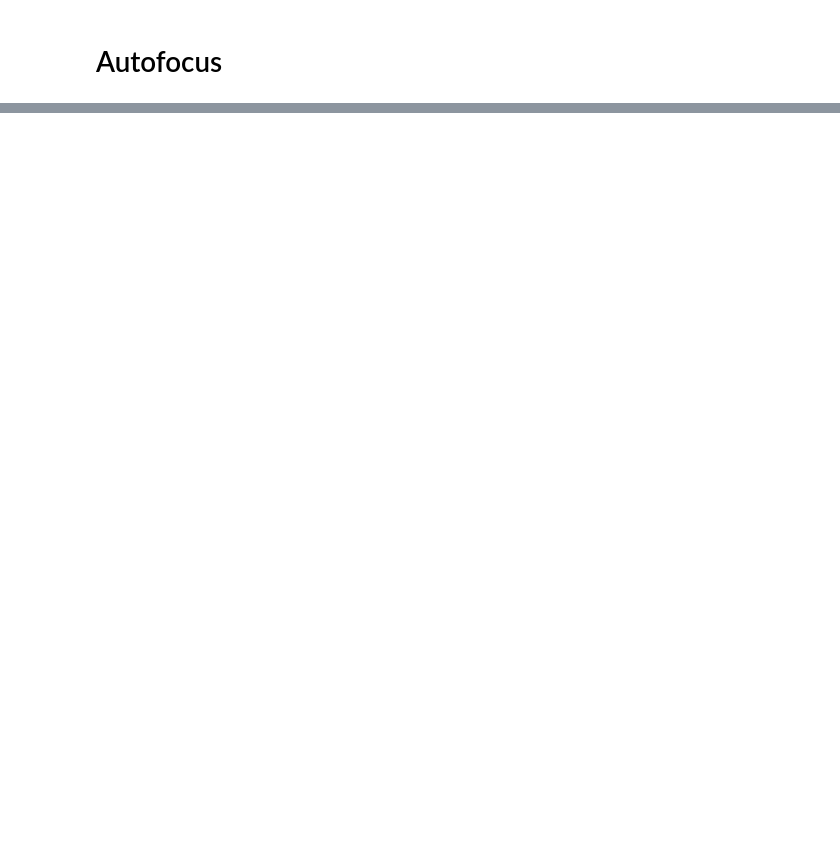
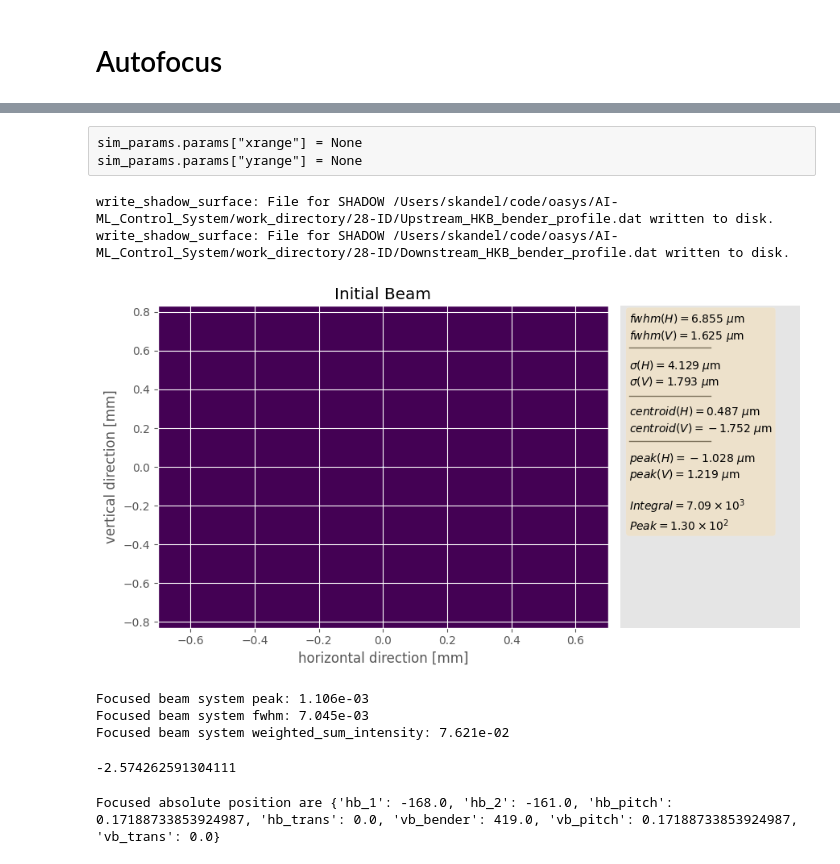
Before and after one commit to AI-ML-at-APS/AI-ML_Control_System, a Jupyter notebook: work_directory/28-ID/jupyter/optuna/autofocus_clean.ipynb, the cells around one changed output, grey strips where cells are left out. Saved outputs shown, nothing was run; the diff lists cells and outputs as text; code cells hidden in the pictures; blank space fills up the shorter version.

Commit message:
Added peak intensity and weighted sum intensity.
Also changed "peak" to "peak_distance"

```diff
--- a/work_directory/28-ID/jupyter/optuna/autofocus_clean.ipynb
+++ b/work_directory/28-ID/jupyter/optuna/autofocus_clean.ipynb
@@ -371,0 +80,18 @@ error sending registration message to CA repeater daemon was "Network is unreach
+# %%
+class SimulationParameters:
+    def __init__(self):
+        detector_x = 2160 * 0.65 * 1e-3
+        detector_y = 2560 * 0.65 * 1e-3
+
+        xrange = [-detector_x / 2, detector_x / 2]
+        yrange = [-detector_y / 2, detector_y / 2]
+
+        self.params = {
+            "xrange": xrange,
+            "yrange": yrange,
+            "nbins_h": 2048,
+            "nbins_v": 2048,
+            "do_gaussian_fit": False,
+            "implementor": Implementors.SHADOW,
+            "random_seed": DEFAULT_RANDOM_SEED,
+        }
@@ -371,0 +132,7 @@ error sending registration message to CA repeater daemon was "Network is unreach
+# %%
+setup_work_dir()
+clean_up()
+
+sim_params = SimulationParameters()
+print("Simulation parameters")
+print(sim_params.__dict__)
@@ -371,0 +175,33 @@ error sending registration message to CA repeater daemon was "Network is unreach
+# %% [raw]
+sim_params.params["xrange"] = None
+sim_params.params["yrange"] = None
+# %%
+beam, hist, dw = opt_common.get_beam_hist_dw(focusing_system=focusing_system, photon_beam=None, **sim_params.params)
+plot_distribution(
+    beam=beam,
+    title="Initial Beam",
+    plot_mode=plot_mode,
+    aspect_ratio=aspect_ratio,
+    color_map=color_map,
+    **sim_params.params,
+)
+# %% [output]
+write_shadow_surface: File for SHADOW /Users/skandel/code/oasys/AI-ML_Control_System/work_directory/28-ID/Upstream_HKB_bender_profile.dat written to disk.
+write_shadow_surface: File for SHADOW /Users/skandel/code/oasys/AI-ML_Control_System/work_directory/28-ID/Downstream_HKB_bender_profile.dat written to disk.
+[figure, added]
+# %%
+attribs_focus = print_beam_attributes(["peak", "fwhm", "weighted_sum_intensity"], hist, dw, "Focused beam")
+# %% [output]
+Focused beam system peak: 1.106e-03
+Focused beam system fwhm: 7.045e-03
+Focused beam system weighted_sum_intensity: 7.621e-02
+# %%
+np.log(7.621e-2)
+# %% [output]
+-2.574262591304111
+# %%
+mots = list(opt_params.move_motors_ranges.keys())
+initial_absolute_positions = {k: movers.get_absolute_positions(focusing_system, k)[0] for k in mots}
+print("Focused absolute position are", initial_absolute_positions)
+# %% [output]
+Focused absolute position are {'hb_1': -168.0, 'hb_2': -161.0, 'hb_pitch': 0.17188733853924987, 'hb_trans': 0.0, 'vb_bender': 419.0, 'vb_pitch': 0.17188733853924987, 'vb_trans': 0.0}
```
Also changed, not shown: parts of 125 cells of this notebook, 7 other files.
